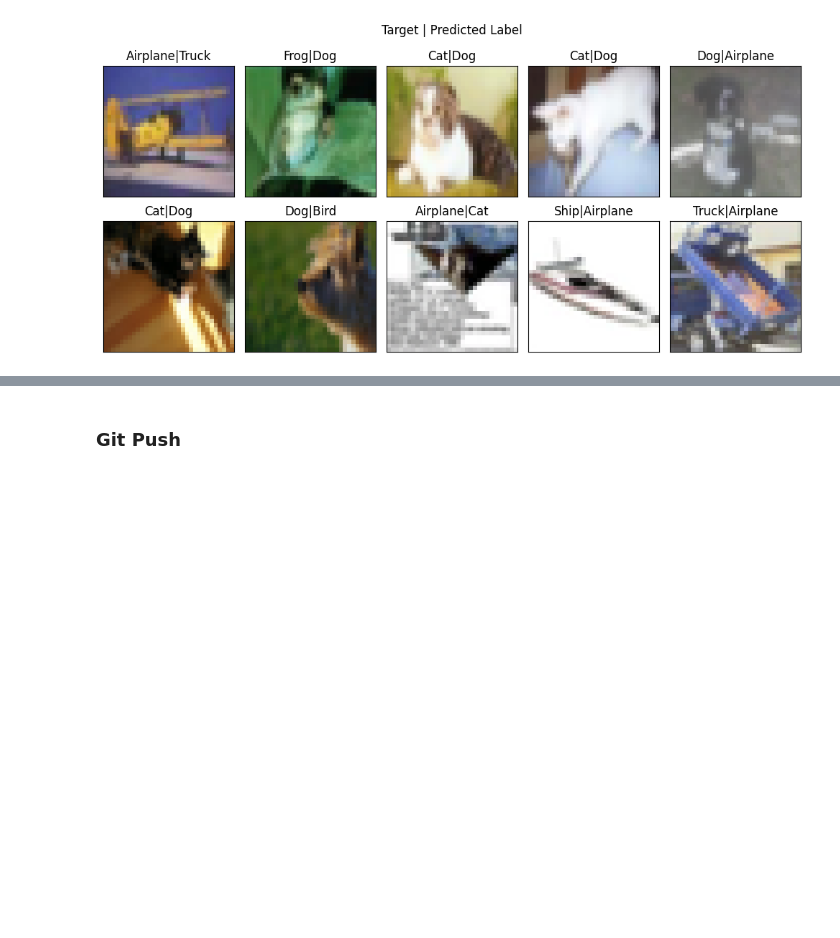
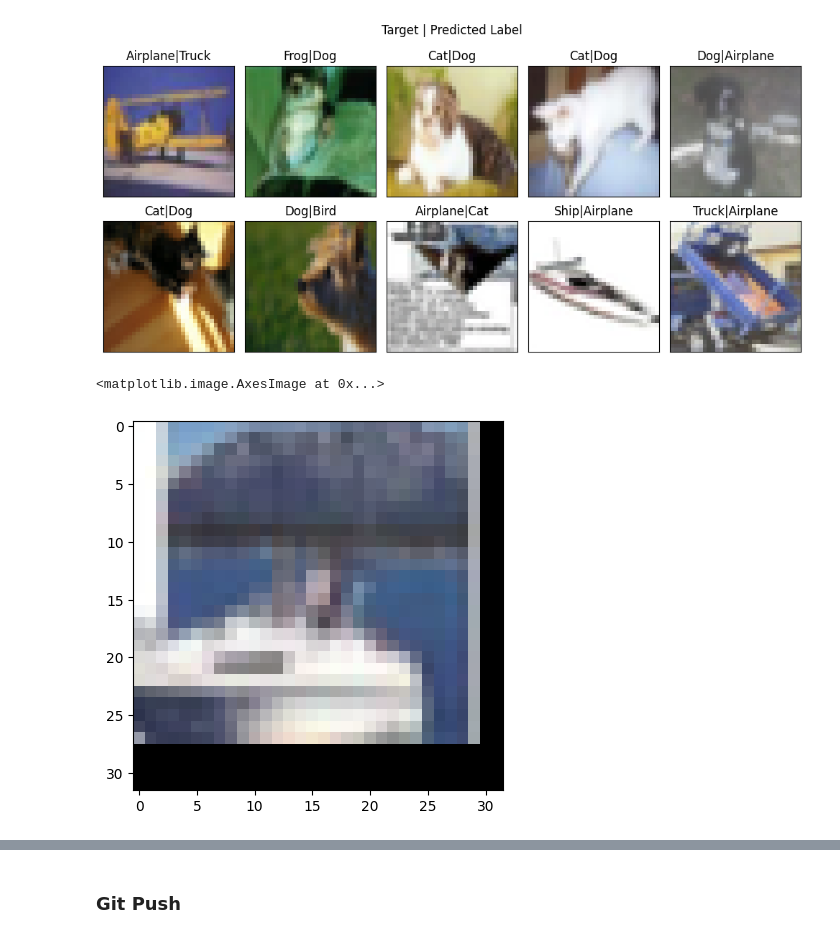
Before and after one commit to Madhur-1/ERA-v1, a Jupyter notebook: S11/Net.ipynb, the cells around one changed output, grey strips where cells are left out. Saved outputs shown, nothing was run; the diff lists cells and outputs as text; code cells hidden in the pictures; blank space fills up the shorter version.

```diff
--- a/S11/Net.ipynb
+++ b/S11/Net.ipynb
@@ -231,0 +250,9 @@ Total Incorrect Predictions 874
+# %%
+from torchvision import transforms
+unnormalized = transforms.Normalize(
+            (-1.98947368, -1.98436214, -1.71072797), (4.048583, 4.11522634, 3.83141762)
+        )(input_tensor[0, :])
+plt.imshow(transforms.ToPILImage()(unnormalized))
+# %% [output]
+<matplotlib.image.AxesImage at 0x...>
+[figure, added]
```
Also changed, not shown: parts of 9 cells of this notebook.
